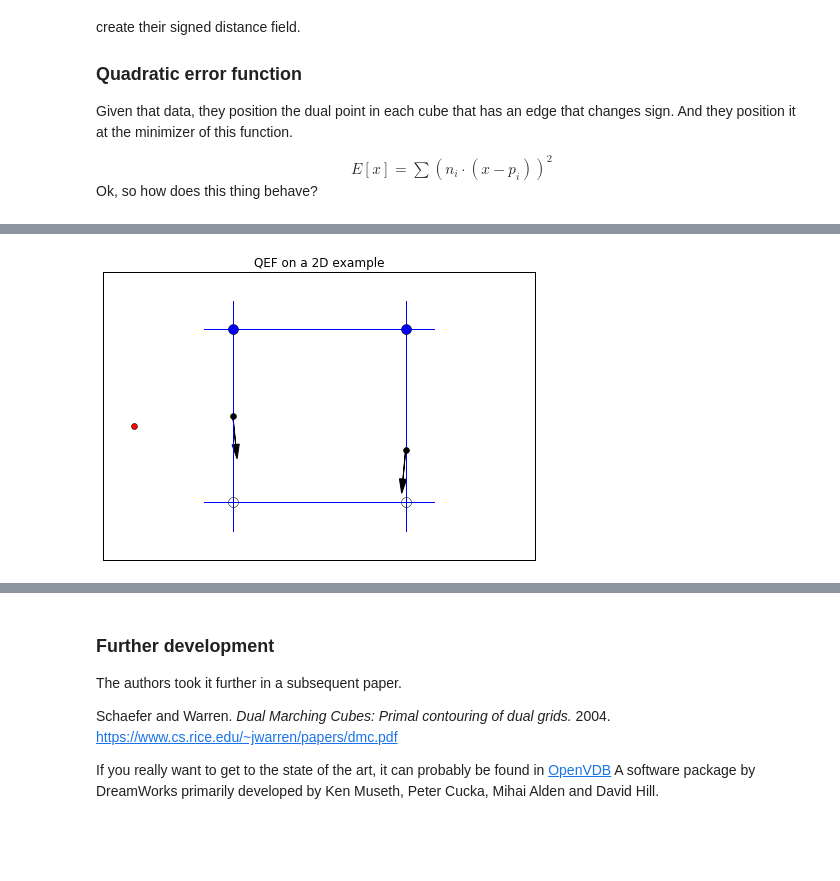
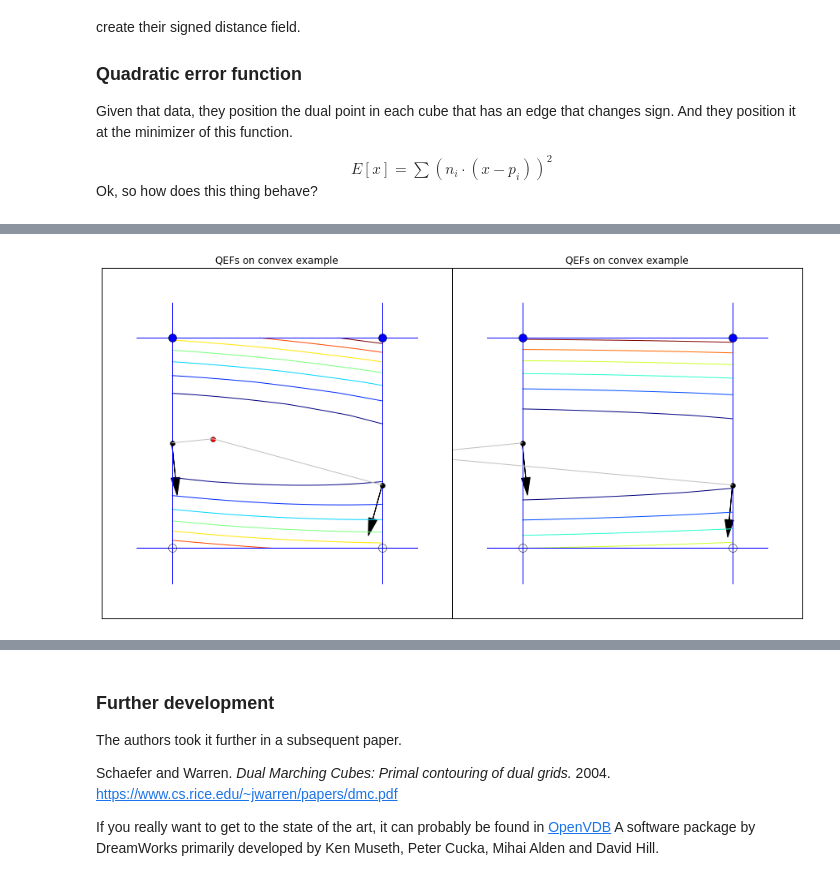
Before and after one commit to str4w/DualContour, a Jupyter notebook: Dual Contouring.ipynb, the cells around one changed output, grey strips where cells are left out. Saved outputs shown, nothing was run; the diff lists cells and outputs as text; code cells hidden in the pictures; blank space fills up the shorter version.

```diff
--- a/Dual Contouring.ipynb
+++ b/Dual Contouring.ipynb
@@ -27,14 +33,16 @@ import numpy as np
 import matplotlib.pyplot as plt
 from mpl_toolkits.mplot3d.axes3d import Axes3D
 import mha
+
 %matplotlib inline
-fig_size_inline = (12, 9)
+fig_size_inline = (13, 9)
 plt.rcParams["figure.figsize"] = fig_size_inline
 #%matplotlib notebook
 #fig_size_notebook = (9, 7)
 #plt.rcParams["figure.figsize"] = fig_size_notebook
 
-# a lot of this code is extremely verbose.  To keep it concise, details have been put in a separate file
+# a lot of this code is extremely verbose.  To keep it concise,
+# details have been put in a separate file
 from detail import *
 # %% [markdown]
 ### Outline
@@ -194,71 +229,46 @@ $E[x]=\sum\left( n_i\cdot(x-p_i)\right)^2$
 
 Ok, so how does this thing behave?
 # %%
-import numpy as np
-corners=[(0.,0.),(0.,1.),(1.,0.),(1.,1.)]
+axprops = dict(xticks=[], yticks=[])
 #cs=[0,1,0,0]
 #ps=[(0.,0.5),(0.5,1.),(np.nan,np.nan),(np.nan,np.nan)]
 #ns=[np.array(n)/np.sqrt(np.sum(np.array(n)**2)) for n in [(1.1,-1),(1.,-1.1),(np.nan,np.nan),(np.nan,np.nan)]]
+fig = plt.figure(figsize=(12,6))
+
+ax = fig.add_axes([0.0, 0.0, 0.5, 1.0], **axprops)
 cs=[0,1,0,1]
 ps=[(0.,0.5),(1,0.3),(np.nan,np.nan),(np.nan,np.nan)]
-ns=[np.array(n)/np.sqrt(np.sum(np.array(n)**2)) for n in [(0.1,-1),(-0.1,-1.1),(np.nan,np.nan),(np.nan,np.nan)]]
+ns=[np.array(n)/np.sqrt(np.sum(np.array(n)**2))
+    for n in [(0.1,-1),(-0.3,-1.1),(np.nan,np.nan),(np.nan,np.nan)]]
+DrawQEFProblem(ax,cs,ps,ns)
+ax.set_title("QEFs on convex example")
 
+ax = fig.add_axes([0.5, 0.0, 0.5, 1.0], **axprops)
+cs=[0,1,0,1]
+ps=[(0.,0.5),(1,0.3),(np.nan,np.nan),(np.nan,np.nan)]
+ns=[np.array(n)/np.sqrt(np.sum(np.array(n)**2))
+    for n in [(0.1,-1),(-0.1,-1.1),(np.nan,np.nan),(np.nan,np.nan)]]
+DrawQEFProblem(ax,cs,ps,ns)
+ax.set_title("QEFs on convex example")
+plt.show()
 
-A=[]
-b=[]
-for i in range(4):
-    print "i:",ps[i][0]
-    if not np.isnan(ps[i][0]):
-        A.append(ns[i])
-        b.append(np.dot(ns[i],ps[i]))
-A=np.array(A)
-b=np.array(b)
+fig = plt.figure(figsize=(12,6))
 
-print A
-print b
+ax = fig.add_axes([0.0, 0.0, 0.5, 1.0], **axprops)
+cs=[0,1,0,1]
+ps=[(0.,0.5),(1,0.3),(np.nan,np.nan),(np.nan,np.nan)]
+ns=[np.array(n)/np.sqrt(np.sum(np.array(n)**2))
+    for n in [(0.1,-1),(0.1,-1.1),(np.nan,np.nan),(np.nan,np.nan)]]
+DrawQEFProblem(ax,cs,ps,ns)
+ax.set_title("QEFs on singular example")
 
-q,res,rank,s=np.linalg.lstsq(A,b.T)
-print q
-print "res",res
-print "rank",rank
-print "s",s
-try:
-    qq=np.dot(np.linalg.inv(A),b.T)
-    print qq
-except:
-    print "singular"
-def map2axis(pin):
-    return (2+pin[0]*6.,2+pin[1]*6.)
-
-# quadratic error functions QEF
-import matplotlib.pyplot as plt
-%matplotlib inline
-fig = plt.figure()
-axprops = dict(xticks=[], yticks=[])
-ax = fig.add_axes([0.0, 0.0, 1.0, 1.0], **axprops)
-ax.axis("equal")
-ax.set_xlim([0,10])
-ax.set_ylim([0,10])
-ax.plot([1,9],[2,2],'b-')
-ax.plot([2,2],[1,9],'b-')
-ax.plot([1,9],[8,8],'b-')
-ax.plot([8,8],[1,9],'b-')
-
-z=map2axis(q)
-ax.plot(z[0],z[1],'ro')
-
-for i in range(4):
-    #corners
-    z1=map2axis(corners[i])
-    ax.plot(z1[0],z1[1],'bo',markersize=10) if cs[i]>0 else ax.plot(z1[0],z1[1],marker='o',markersize=10, markerfacecolor='none')
-
-#points
-    z2=map2axis(ps[i])
-    #ax.plot([z1[0],z2[0]],[z1[1],z2[1]],'k-')
-    ax.plot(z2[0],z2[1],'ko')
-    ax.arrow(z2[0],z2[1],ns[i][0],ns[i][1],head_width=0.25,head_length=0.5,ec='k',fc='k')
-
-ax.set_title("QEF on a 2D example")
+ax = fig.add_axes([0.5, 0.0, 0.5, 1.0], **axprops)
+cs=[0,1,0,1]
+ps=[(0.,0.5),(1,0.15),(np.nan,np.nan),(np.nan,np.nan)]
+ns=[np.array(n)/np.sqrt(np.sum(np.array(n)**2))
+    for n in [(-0.4,-1),(0.4,-1.1),(np.nan,np.nan),(np.nan,np.nan)]]
+DrawQEFProblem(ax,cs,ps,ns)
+ax.set_title("QEFs on convex example")
 plt.show()
 # %% [output]
 i: 0.0
@@ -276 +282 @@ s [ 1.40781467  0.13437956]
-[figure, old version]
+[figure, new version]
```
Also changed, not shown: parts of 18 cells of this notebook, 3 other files.
